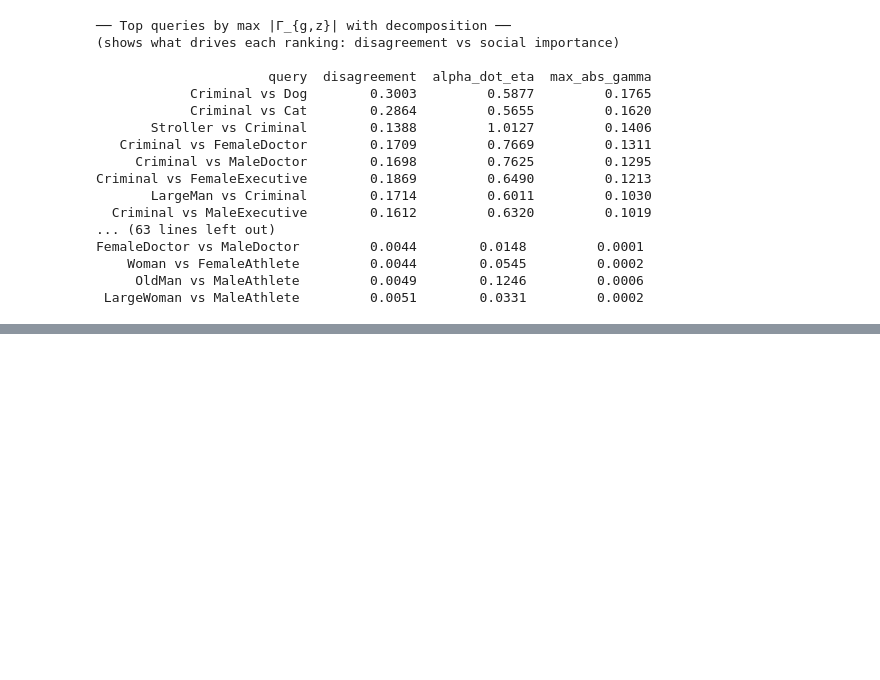
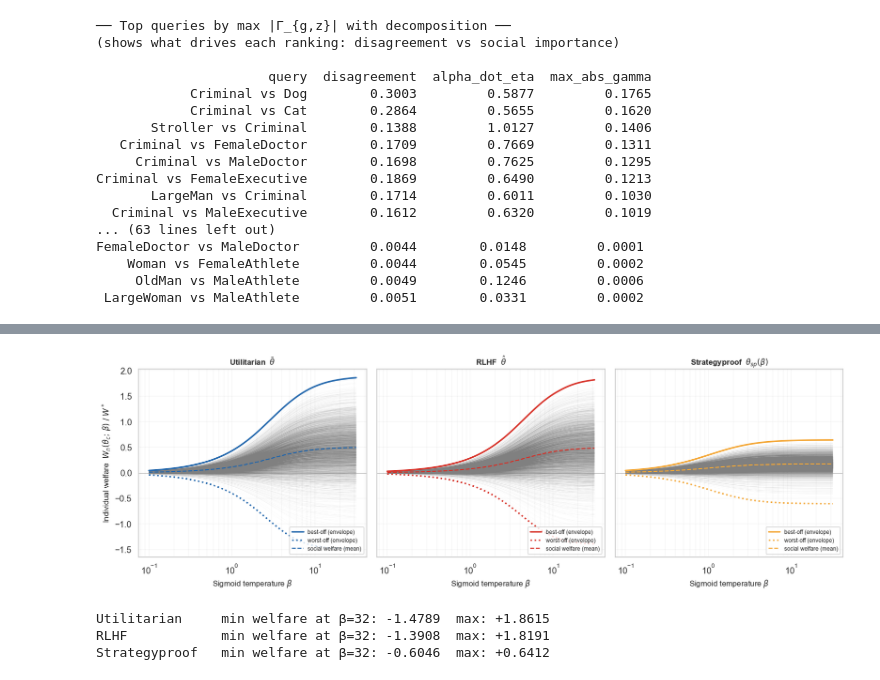
Before and after one commit to michelleeesi/hiddenstructure, a Jupyter notebook: empirics_moralmachine/empirics_moralmachine.ipynb, the cells around one changed output, grey strips where cells are left out. Cells and saved outputs as stored; diff of their text form; code cells hidden in the pictures; blank space fills up the shorter version.

```diff
--- a/empirics_moralmachine/empirics_moralmachine.ipynb
+++ b/empirics_moralmachine/empirics_moralmachine.ipynb
@@ -1450,36 +1453,41 @@ for lbl in records:
 
 mech_colors = {'Utilitarian': '#2166ac', 'RLHF': '#d73027', 'Strategyproof': '#f4a736'}
 mech_titles = {
     'Utilitarian':   r'Utilitarian  $\bar\theta$',
     'RLHF':          r'RLHF  $\hat\theta$',
     'Strategyproof': r'Strategyproof  $\theta_{sp}(\beta)$',
 }
 
 fig, axes = plt.subplots(1, 3, figsize=(15, 5), sharey=True)
 for ax, lbl in zip(axes, ['Utilitarian', 'RLHF', 'Strategyproof']):
     c   = mech_colors[lbl]
     rec = records[lbl]
     ax.plot(betas, rec['all'], color='gray', alpha=0.05, lw=0.3, zorder=1)
     ax.plot(betas, rec['max'],  color=c, lw=2.2, ls='-',  label='best-off (envelope)', zorder=4)
     ax.plot(betas, rec['min'],  color=c, lw=2.2, ls=':',  label='worst-off (envelope)', zorder=4)
     ax.plot(betas, rec['mean'], color=c, lw=1.5, ls='--', label='social welfare (mean)', zorder=3)
     ax.axhline(0, color='grey', lw=0.9, ls='-', alpha=0.6)
     ax.set_xscale('log')
     ax.set_xlabel(r'Sigmoid temperature $\beta$', fontsize=11)
     ax.set_title(mech_titles[lbl], fontweight='bold', fontsize=11)
     ax.grid(True, which='both', alpha=0.18)
     ax.legend(fontsize=8, loc='lower right')
 
 axes[0].set_ylabel(r'Individual welfare  $W_n(\theta_c;\,\beta)\;/\;W^*$', fontsize=11)
-fig.suptitle(f'Moral Machine: best-off and worst-off welfare vs β\n'
-             f'(person identity can switch at each β; {N_agents:,} individuals)',
-             fontweight='bold', fontsize=12)
+# fig.suptitle(f'Moral Machine: best-off and worst-off welfare vs β\n'
+#              f'(person identity can switch at each β; {N_agents:,} individuals)',
+            #  fontweight='bold', fontsize=12)
 plt.tight_layout()
 plt.show()
 
 for lbl in ['Utilitarian', 'RLHF', 'Strategyproof']:
     print(f"{lbl:14s}  min welfare at β=32: {records[lbl]['min'][-1]:+.4f}  "
           f"max: {records[lbl]['max'][-1]:+.4f}")
+# %% [output]
+[figure, added]
+Utilitarian     min welfare at β=32: -1.4789  max: +1.8615
+RLHF            min welfare at β=32: -1.3908  max: +1.8191
+Strategyproof   min welfare at β=32: -0.6046  max: +0.6412
 # %%
 # ── Agent identity diagnostic: which agent is best/worst-off at each β ───
 # (Moral Machine, ~5000 users)
```
Also changed, not shown: parts of 7 cells of this notebook, 23 other files.
